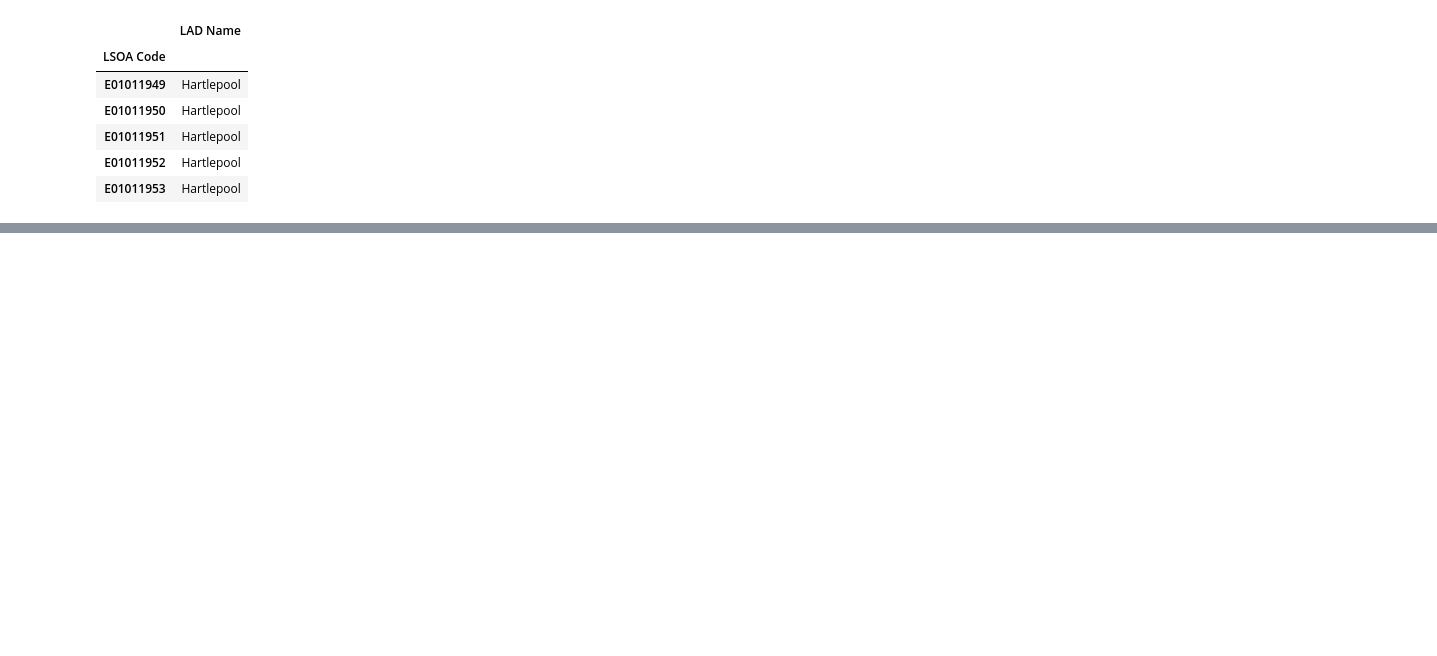
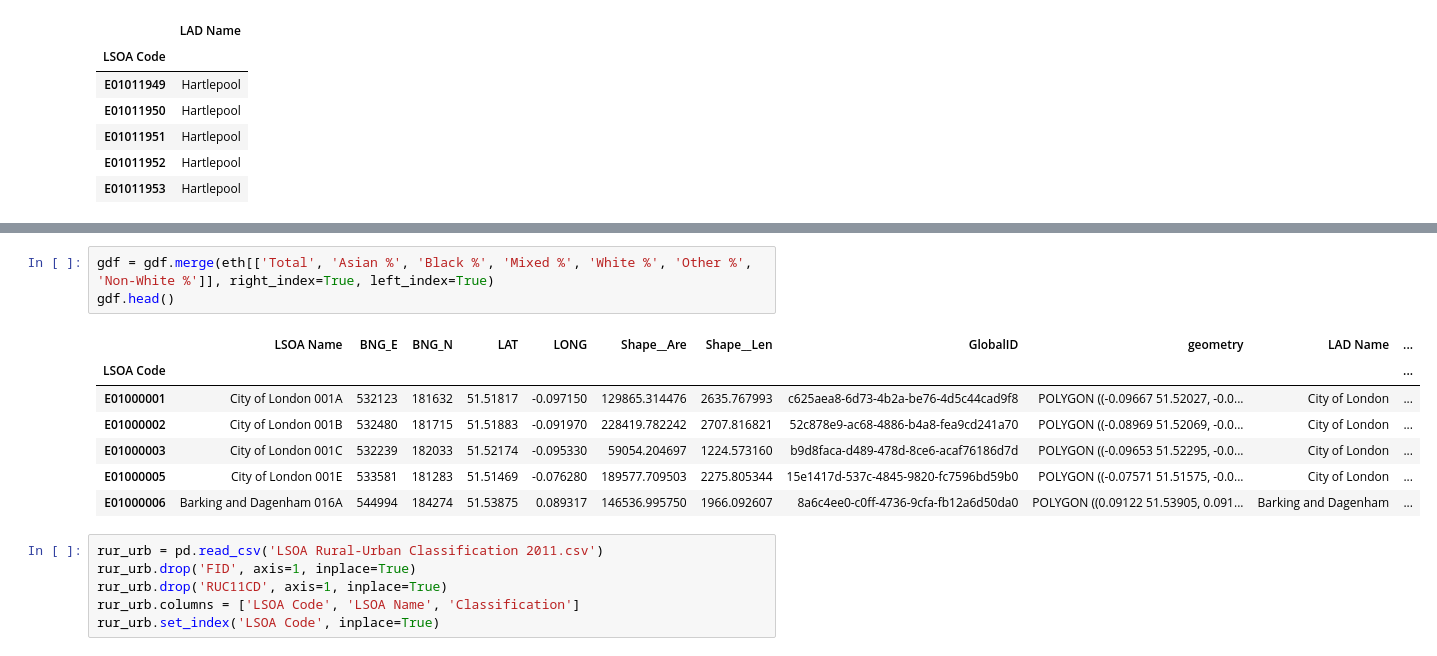
Before and after one commit to PsychedPhalanx/LSOAs-England-and-Wales, a Jupyter notebook: Geo.ipynb, the cells around one changed output, grey strips where cells are left out. Saved outputs shown, nothing was run; the diff lists cells and outputs as text; blank space fills up the shorter version.

```diff
--- a/Geo.ipynb
+++ b/Geo.ipynb
@@ -79,0 +101,17 @@ LAD_Plotter(gdf, 'Ealing')
+# %%
+gdf = gdf.merge(eth[['Total', 'Asian %', 'Black %', 'Mixed %', 'White %', 'Other %', 'Non-White %']], right_index=True, left_index=True)
+gdf.head()
+# %% [output]
+|  | LSOA Name | BNG_E | BNG_N | LAT | LONG | Shape__Are | Shape__Len | GlobalID | geometry | LAD Name | ... |
+| LSOA Code |  |  |  |  |  |  |  |  |  |  | ... |
+| E01000001 | City of London 001A | 532123 | 181632 | 51.51817 | -0.097150 | 129865.314476 | 2635.767993 | c625aea8-6d73-4b2a-be76-4d5c44cad9f8 | POLYGON ((-0.09667 51.52027, -0.0... | City of London | ... |
+| E01000002 | City of London 001B | 532480 | 181715 | 51.51883 | -0.091970 | 228419.782242 | 2707.816821 | 52c878e9-ac68-4886-b4a8-fea9cd241a70 | POLYGON ((-0.08969 51.52069, -0.0... | City of London | ... |
+| E01000003 | City of London 001C | 532239 | 182033 | 51.52174 | -0.095330 | 59054.204697 | 1224.573160 | b9d8faca-d489-478d-8ce6-acaf76186d7d | POLYGON ((-0.09653 51.52295, -0.0... | City of London | ... |
+| E01000005 | City of London 001E | 533581 | 181283 | 51.51469 | -0.076280 | 189577.709503 | 2275.805344 | 15e1417d-537c-4845-9820-fc7596bd59b0 | POLYGON ((-0.07571 51.51575, -0.0... | City of London | ... |
+| E01000006 | Barking and Dagenham 016A | 544994 | 184274 | 51.53875 | 0.089317 | 146536.995750 | 1966.092607 | 8a6c4ee0-c0ff-4736-9cfa-fb12a6d50da0 | POLYGON ((0.09122 51.53905, 0.091... | Barking and Dagenham | ... |
+# %%
+rur_urb = pd.read_csv('LSOA Rural-Urban Classification 2011.csv')
+rur_urb.drop('FID', axis=1, inplace=True)
+rur_urb.drop('RUC11CD', axis=1, inplace=True)
+rur_urb.columns = ['LSOA Code', 'LSOA Name', 'Classification']
+rur_urb.set_index('LSOA Code', inplace=True)
```
Also changed, not shown: parts of 5 cells of this notebook.
